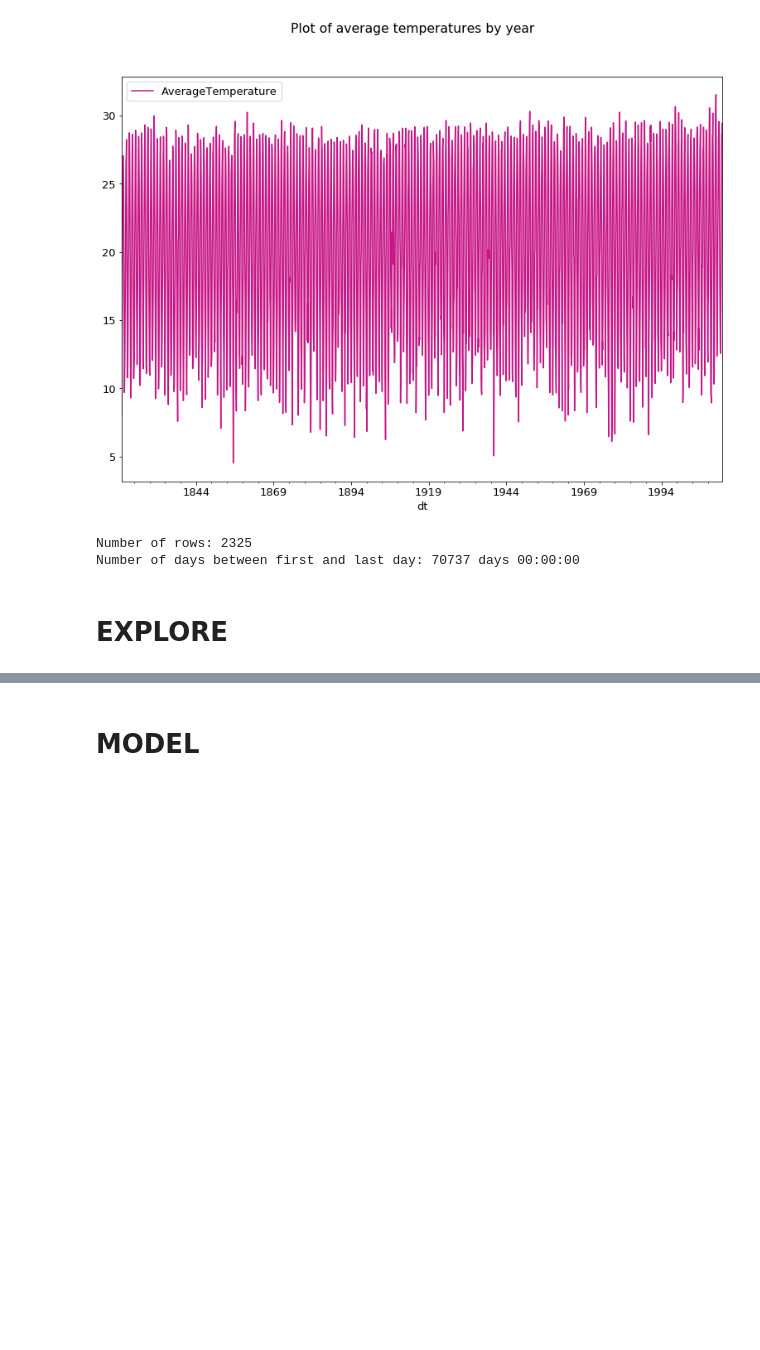
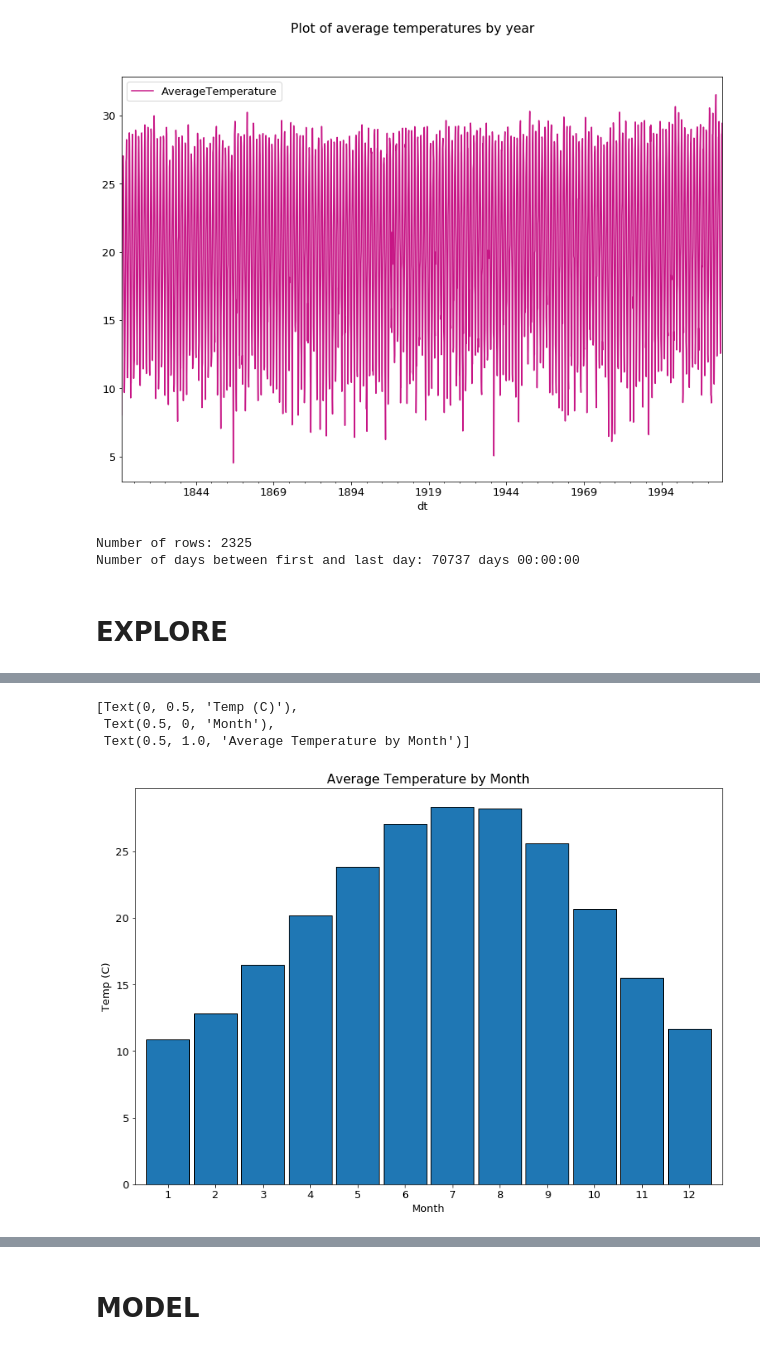
Before and after one commit to GabbyBarajasBroussard/climate-change-exercise, a Jupyter notebook: workbook.ipynb, the cells around one changed output, grey strips where cells are left out. Drawn from its saved outputs; the diff is of its cells as text; code cells hidden in the pictures; blank space fills up the shorter version.

```diff
--- a/workbook.ipynb
+++ b/workbook.ipynb
@@ -121,0 +153,9 @@ Number of days between first and last day: 70737 days 00:00:00
+# %%
+ax = y.groupby(y.index.month).mean().plot.bar(width=.9, ec='black')
+plt.xticks(rotation=0)
+ax.set(title='Average Temperature by Month', xlabel='Month', ylabel='Temp (C)')
+# %% [output]
+[Text(0, 0.5, 'Temp (C)'),
+ Text(0.5, 0, 'Month'),
+ Text(0.5, 1.0, 'Average Temperature by Month')]
+[figure, added]
```
Also changed, not shown: parts of 6 cells of this notebook, 1 other file.
